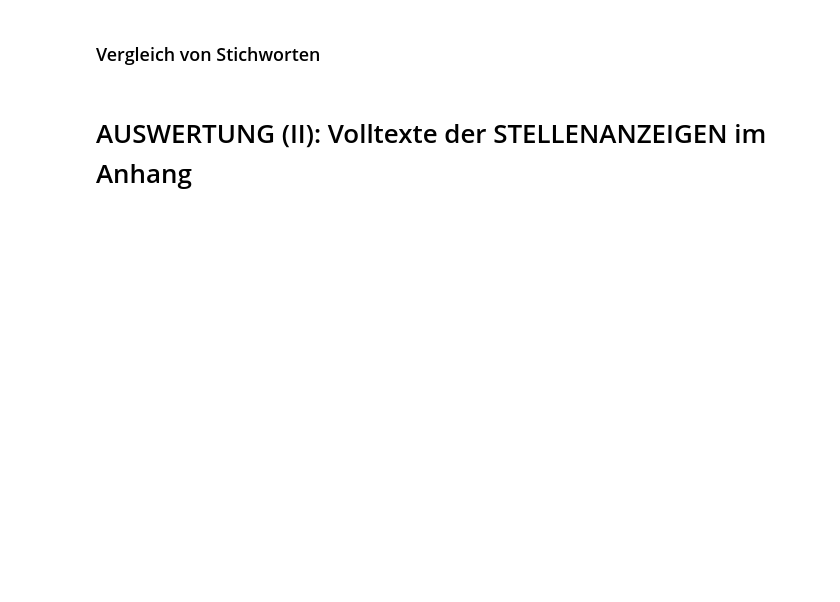
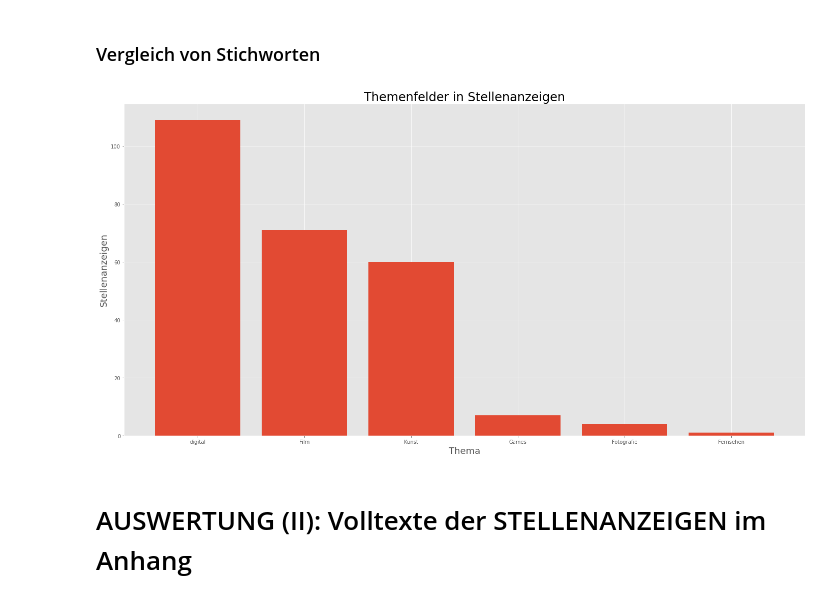
Before and after one commit to dietmarkammerer/gfm_newsletter, a Jupyter notebook: gfm_newsletter_notebook.ipynb, the cells around one changed output. Saved outputs shown, nothing was run; the diff lists cells and outputs as text; code cells hidden in the pictures; blank space fills up the shorter version.

```diff
--- a/gfm_newsletter_notebook.ipynb
+++ b/gfm_newsletter_notebook.ipynb
@@ -487,32 +735,34 @@ auswertung(pattern)
 # %%
 # Funktion zur einfachen Auswertung von D-A-CH-Stellenanzeigen
 result = {}
 
 pattern_list = [
     ('Fernsehen', '[f|F]ernseh.*'),
     ('Games', 'Game.*'),
     ('Film', '[f|F]ilm.*'),
     ('digital', '[Dd]igital.*'),
     ('Kunst', '[Kk][uü]nst.*'),
     ('Fotografie', '[F|Ph]otogra.*')
 ]
 
 for pattern in pattern_list:
     anzahl = len(dach.loc[dach.Meldung.str.contains(pattern[1])])
     result[pattern[0]] = anzahl
 
 result = dict(sorted(result.items(), key = lambda x: x[1], reverse=True))  # sortiert Ergebnis nach Werten
 
 fig = plt.figure()
 fig.set_figheight(12)
 fig.set_figwidth(24)
 
 plt.bar(result.keys(), result.values())
-plt.title('Stichworte in Stellenanzeigen', fontsize=18)
-plt.xlabel('Stichwort', fontsize=18)
+plt.title('Themenfelder in Stellenanzeigen', fontsize=24)
+plt.xlabel('Thema', fontsize=18)
 plt.ylabel('Stellenanzeigen', fontsize=18)
 plt.style.use('ggplot')
 plt.show()
+# %% [output]
+[figure, added]
 # %% [markdown]
 # AUSWERTUNG (II): Volltexte der STELLENANZEIGEN im Anhang
 # %%
```
Also changed, not shown: parts of 36 cells of this notebook.
